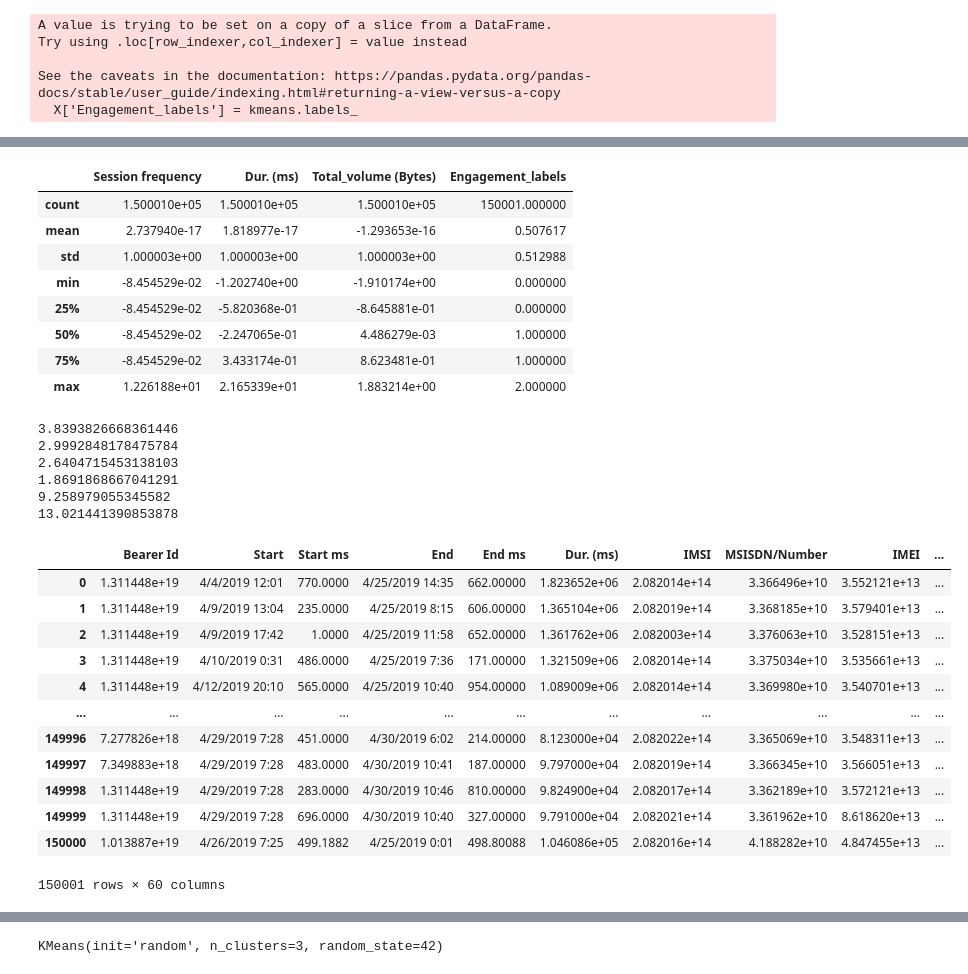
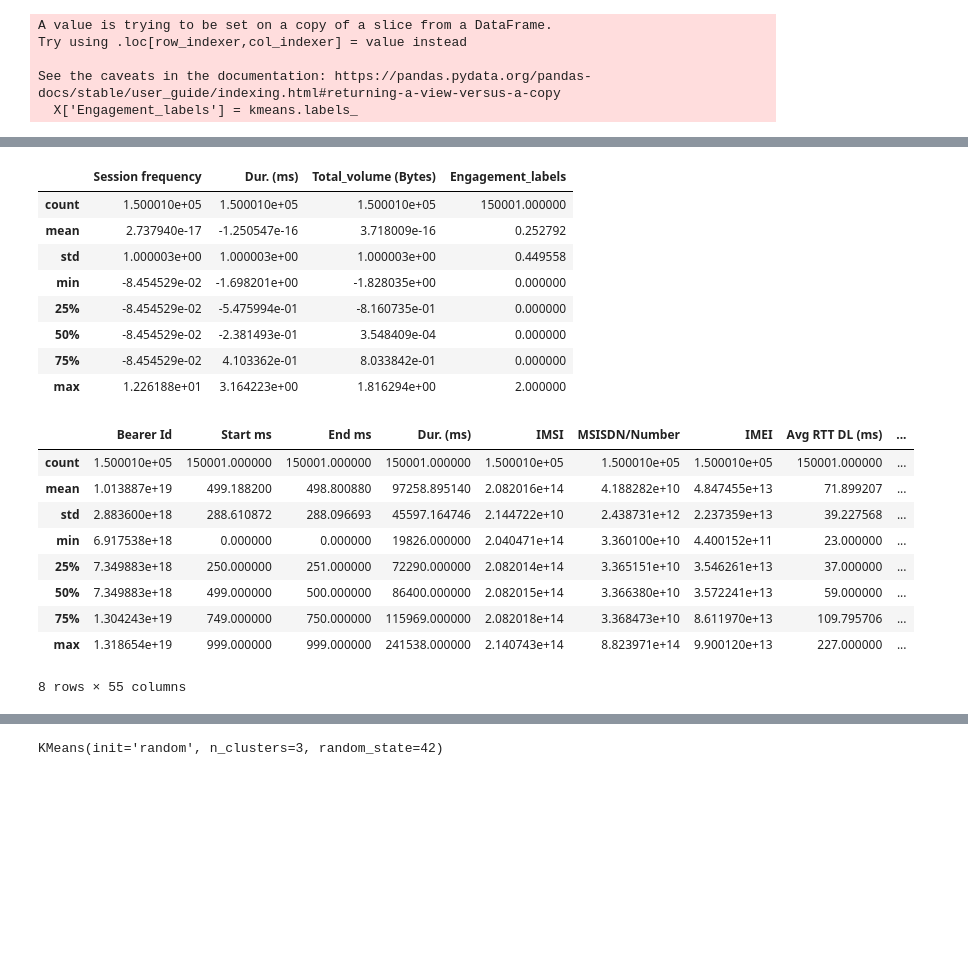
Before and after one commit to follynamylus/Telecommunication, a Jupyter notebook: notebooks/Task 4.ipynb, the cells around one changed output, grey strips where cells are left out. Cells and saved outputs as stored; diff of their text form; code cells hidden in the pictures; blank space fills up the shorter version.

```diff
--- a/notebooks/Task 4.ipynb
+++ b/notebooks/Task 4.ipynb
@@ -45,0 +50,10 @@ df['Session frequency'] = df.groupby(['Bearer Id'])['Dur. (ms)'].transform('coun
+# %%
+needed_cols = ['Avg RTT DL (ms)','Avg RTT UL (ms)','Avg Bearer TP DL (kbps)','Avg Bearer TP UL (kbps)','TCP DL Retrans. Vol (Bytes)','TCP UL Retrans. Vol (Bytes)',"Dur. (ms)",'Total_volume (Bytes)']
+# %%
+for _ in needed_cols:
+    Q1 = df[_].quantile(0.05)
+    Q3 = df[_].quantile(0.95)
+
+    df[_] = np.where(df[_] < Q1, df[_].mean(), df[_] )
+    df[_] = np.where(df[_] > Q3, df[_].mean(), df[_] )
+    print(df[_].skew())
@@ -97,31 +133,16 @@ X.describe()
 # %% [output]
 |  | Session frequency | Dur. (ms) | Total_volume (Bytes) | Engagement_labels |
 | count | 1.500010e+05 | 1.500010e+05 | 1.500010e+05 | 150001.000000 |
-| mean | 2.737940e-17 | 1.818977e-17 | -1.293653e-16 | 0.507617 |
-| std | 1.000003e+00 | 1.000003e+00 | 1.000003e+00 | 0.512988 |
-| min | -8.454529e-02 | -1.202740e+00 | -1.910174e+00 | 0.000000 |
-| 25% | -8.454529e-02 | -5.820368e-01 | -8.645881e-01 | 0.000000 |
-| 50% | -8.454529e-02 | -2.247065e-01 | 4.486279e-03 | 1.000000 |
-| 75% | -8.454529e-02 | 3.433174e-01 | 8.623481e-01 | 1.000000 |
-| max | 1.226188e+01 | 2.165339e+01 | 1.883214e+00 | 2.000000 |
+| mean | 2.737940e-17 | -1.250547e-16 | 3.718009e-16 | 0.252792 |
+| std | 1.000003e+00 | 1.000003e+00 | 1.000003e+00 | 0.449558 |
+| min | -8.454529e-02 | -1.698201e+00 | -1.828035e+00 | 0.000000 |
+| 25% | -8.454529e-02 | -5.475994e-01 | -8.160735e-01 | 0.000000 |
+| 50% | -8.454529e-02 | -2.381493e-01 | 3.548409e-04 | 0.000000 |
+| 75% | -8.454529e-02 | 4.103362e-01 | 8.033842e-01 | 0.000000 |
+| max | 1.226188e+01 | 3.164223e+00 | 1.816294e+00 | 2.000000 |
 # %%
 X1 = X[X.Engagement_labels==1]
 X0 = X[X.Engagement_labels==0]
 X2 = X[X.Engagement_labels==2]
 # %%
 needed_cols = ['Avg RTT DL (ms)','Avg RTT UL (ms)','Avg Bearer TP DL (kbps)','Avg Bearer TP UL (kbps)','TCP DL Retrans. Vol (Bytes)','TCP UL Retrans. Vol (Bytes)']
-# %%
-for _ in needed_cols:
-    Q1 = df[_].quantile(0.25)
-    Q3 = df[_].quantile(0.75)
-    IQR = Q1 - Q3
-    df[_] = np.where(df[_] < Q1 - 1.5 * IQR, df[_].mean(), df[_] )
-    df[_] = np.where(df[_] > Q3 - 1.5 * IQR, df[_].mean(), df[_] )
-    print(df[_].skew())
-# %% [output]
-3.8393826668361446
-2.9992848178475784
-2.6404715453138103
-1.8691868667041291
-9.258979055345582
-13.021441390853878
@@ -132,19 +149,16 @@ df['TCP Retrans. Vol (Bytes)'] = df['TCP DL Retrans. Vol (Bytes)'] + df['TCP UL
 # %%
-df
+df.describe()
 # %% [output]
-|  | Bearer Id | Start | Start ms | End | End ms | Dur. (ms) | IMSI | MSISDN/Number | IMEI | ... |
-| 0 | 1.311448e+19 | 4/4/2019 12:01 | 770.0000 | 4/25/2019 14:35 | 662.00000 | 1.823652e+06 | 2.082014e+14 | 3.366496e+10 | 3.552121e+13 | ... |
-| 1 | 1.311448e+19 | 4/9/2019 13:04 | 235.0000 | 4/25/2019 8:15 | 606.00000 | 1.365104e+06 | 2.082019e+14 | 3.368185e+10 | 3.579401e+13 | ... |
-| 2 | 1.311448e+19 | 4/9/2019 17:42 | 1.0000 | 4/25/2019 11:58 | 652.00000 | 1.361762e+06 | 2.082003e+14 | 3.376063e+10 | 3.528151e+13 | ... |
-| 3 | 1.311448e+19 | 4/10/2019 0:31 | 486.0000 | 4/25/2019 7:36 | 171.00000 | 1.321509e+06 | 2.082014e+14 | 3.375034e+10 | 3.535661e+13 | ... |
-| 4 | 1.311448e+19 | 4/12/2019 20:10 | 565.0000 | 4/25/2019 10:40 | 954.00000 | 1.089009e+06 | 2.082014e+14 | 3.369980e+10 | 3.540701e+13 | ... |
-| ... | ... | ... | ... | ... | ... | ... | ... | ... | ... | ... |
-| 149996 | 7.277826e+18 | 4/29/2019 7:28 | 451.0000 | 4/30/2019 6:02 | 214.00000 | 8.123000e+04 | 2.082022e+14 | 3.365069e+10 | 3.548311e+13 | ... |
-| 149997 | 7.349883e+18 | 4/29/2019 7:28 | 483.0000 | 4/30/2019 10:41 | 187.00000 | 9.797000e+04 | 2.082019e+14 | 3.366345e+10 | 3.566051e+13 | ... |
-| 149998 | 1.311448e+19 | 4/29/2019 7:28 | 283.0000 | 4/30/2019 10:46 | 810.00000 | 9.824900e+04 | 2.082017e+14 | 3.362189e+10 | 3.572121e+13 | ... |
-| 149999 | 1.311448e+19 | 4/29/2019 7:28 | 696.0000 | 4/30/2019 10:40 | 327.00000 | 9.791000e+04 | 2.082021e+14 | 3.361962e+10 | 8.618620e+13 | ... |
-| 150000 | 1.013887e+19 | 4/26/2019 7:25 | 499.1882 | 4/25/2019 0:01 | 498.80088 | 1.046086e+05 | 2.082016e+14 | 4.188282e+10 | 4.847455e+13 | ... |
+|  | Bearer Id | Start ms | End ms | Dur. (ms) | IMSI | MSISDN/Number | IMEI | Avg RTT DL (ms) | ... |
+| count | 1.500010e+05 | 150001.000000 | 150001.000000 | 150001.000000 | 1.500010e+05 | 1.500010e+05 | 1.500010e+05 | 150001.000000 | ... |
+| mean | 1.013887e+19 | 499.188200 | 498.800880 | 97258.895140 | 2.082016e+14 | 4.188282e+10 | 4.847455e+13 | 71.899207 | ... |
+| std | 2.883600e+18 | 288.610872 | 288.096693 | 45597.164746 | 2.144722e+10 | 2.438731e+12 | 2.237359e+13 | 39.227568 | ... |
+| min | 6.917538e+18 | 0.000000 | 0.000000 | 19826.000000 | 2.040471e+14 | 3.360100e+10 | 4.400152e+11 | 23.000000 | ... |
+| 25% | 7.349883e+18 | 250.000000 | 251.000000 | 72290.000000 | 2.082014e+14 | 3.365151e+10 | 3.546261e+13 | 37.000000 | ... |
+| 50% | 7.349883e+18 | 499.000000 | 500.000000 | 86400.000000 | 2.082015e+14 | 3.366380e+10 | 3.572241e+13 | 59.000000 | ... |
+| 75% | 1.304243e+19 | 749.000000 | 750.000000 | 115969.000000 | 2.082018e+14 | 3.368473e+10 | 8.611970e+13 | 109.795706 | ... |
+| max | 1.318654e+19 | 999.000000 | 999.000000 | 241538.000000 | 2.140743e+14 | 8.823971e+14 | 9.900120e+13 | 227.000000 | ... |
-150001 rows × 60 columns
+8 rows × 55 columns
 # %%
 scaler = StandardScaler()
 cols_scaled = ['AVG RTT (ms)','Avg Bearer TP (kbps)','TCP Retrans. Vol (Bytes)']
```
Also changed, not shown: parts of 37 cells of this notebook, 3 other files.
